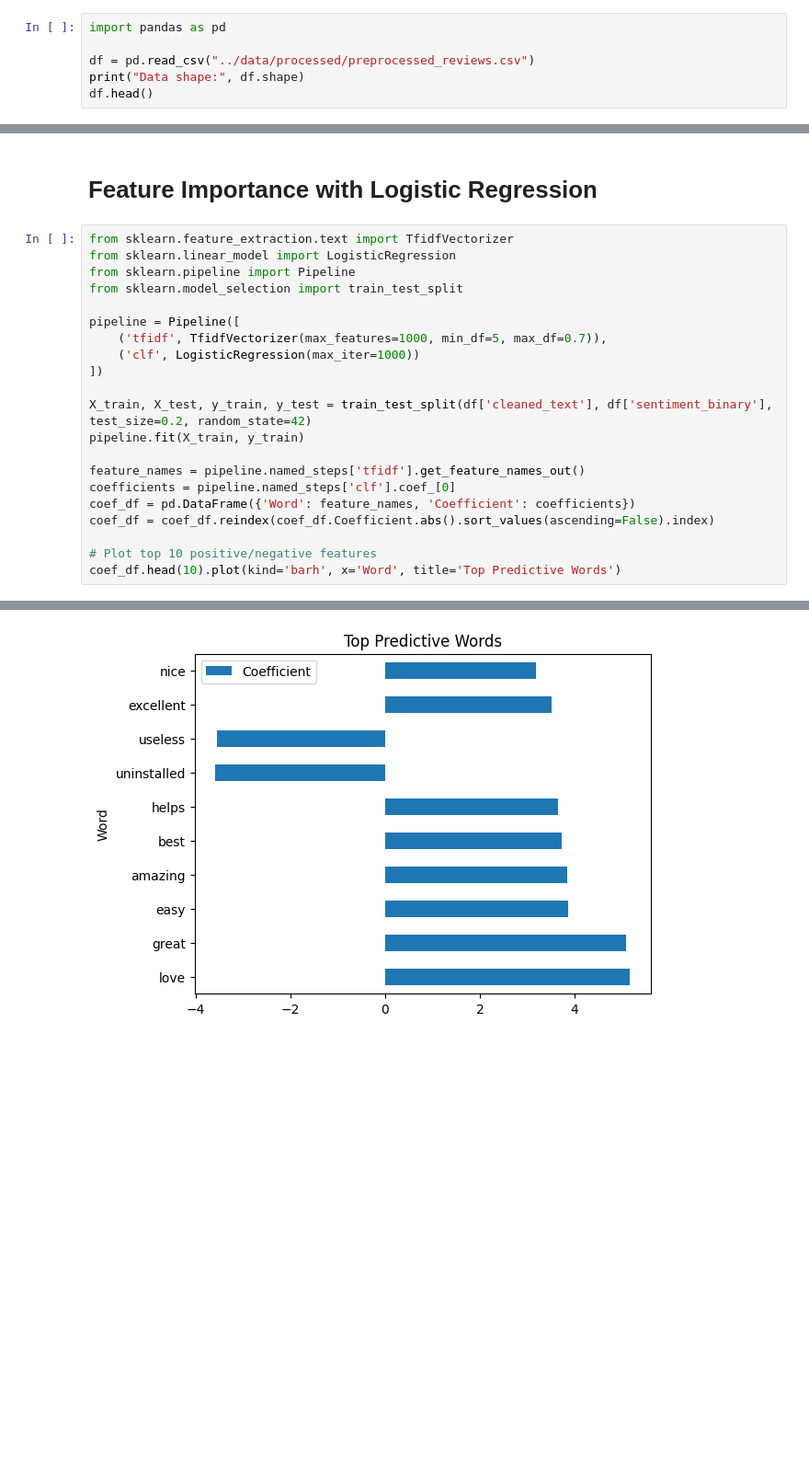
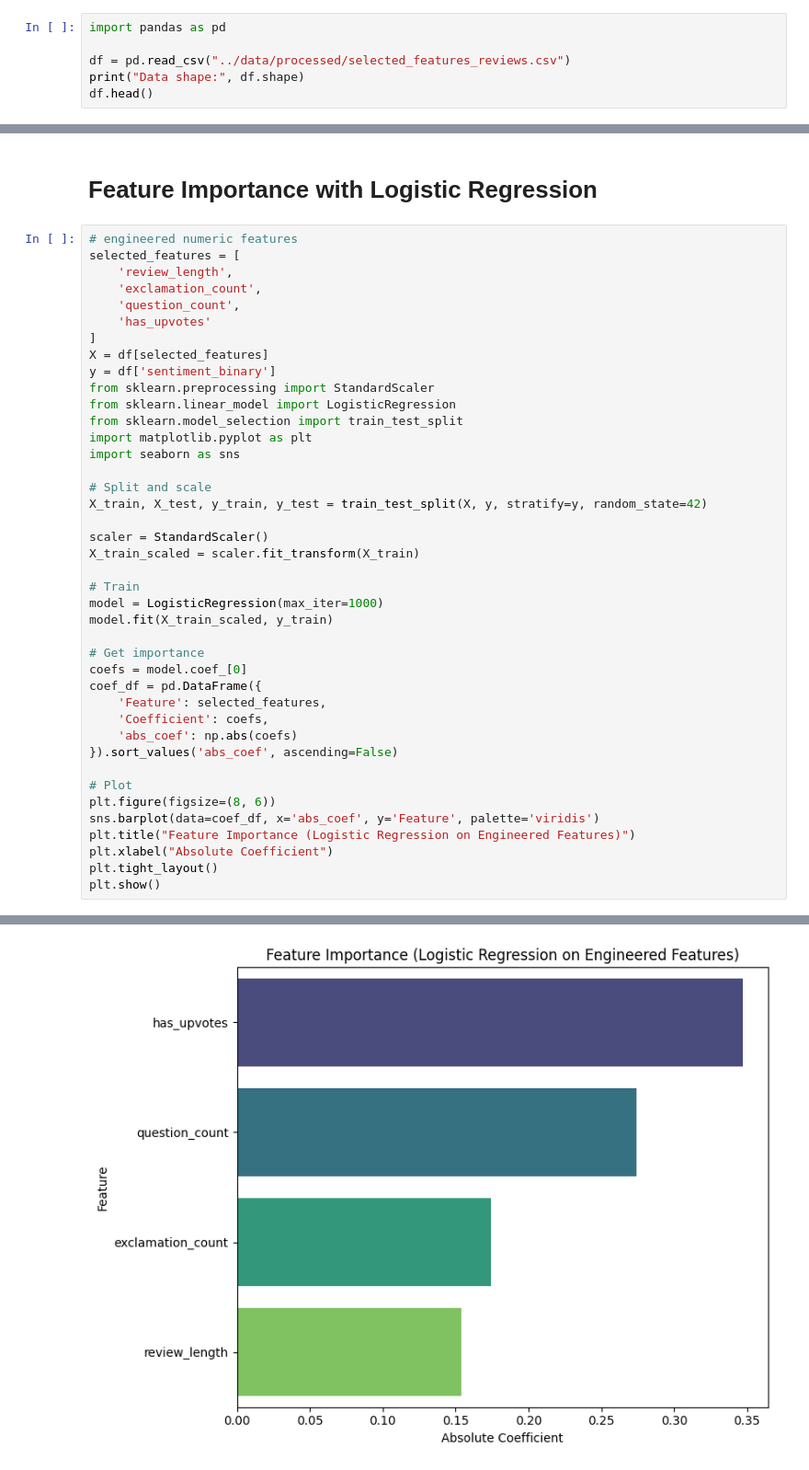
Before and after one commit to Nissi-d/sentiment-analysis, a Jupyter notebook: notebooks/EDA.ipynb, the cells around one changed output, grey strips where cells are left out. Shown at 92% size. Saved outputs shown, nothing was run; the diff lists cells and outputs as text; blank space fills up the shorter version.

Commit message:
feat: updated feature engineering in preprocessing script and feature selection in EDA notebook

```diff
--- a/notebooks/EDA.ipynb
+++ b/notebooks/EDA.ipynb
@@ -3,7 +3,7 @@
 # %%
 import pandas as pd
 
-df = pd.read_csv("../data/processed/preprocessed_reviews.csv")
+df = pd.read_csv("../data/processed/selected_features_reviews.csv")
 print("Data shape:", df.shape)
 df.head()
 # %% [output]
@@ -164,24 +190,44 @@ Top trigrams: [('really like app', np.int64(41)), ('app easy use', np.int64(33))
 # %% [markdown]
 # Feature Importance with Logistic Regression
 # %%
-from sklearn.feature_extraction.text import TfidfVectorizer
+# engineered numeric features
+selected_features = [
+    'review_length',
+    'exclamation_count',
+    'question_count',
+    'has_upvotes'
+]
+X = df[selected_features]
+y = df['sentiment_binary']
+from sklearn.preprocessing import StandardScaler
 from sklearn.linear_model import LogisticRegression
-from sklearn.pipeline import Pipeline
 from sklearn.model_selection import train_test_split
+import matplotlib.pyplot as plt
+import seaborn as sns
 
-pipeline = Pipeline([
-    ('tfidf', TfidfVectorizer(max_features=1000, min_df=5, max_df=0.7)),
-    ('clf', LogisticRegression(max_iter=1000))
-])
+# Split and scale
+X_train, X_test, y_train, y_test = train_test_split(X, y, stratify=y, random_state=42)
 
-X_train, X_test, y_train, y_test = train_test_split(df['cleaned_text'], df['sentiment_binary'], test_size=0.2, random_state=42)
-pipeline.fit(X_train, y_train)
+scaler = StandardScaler()
+X_train_scaled = scaler.fit_transform(X_train)
 
-feature_names = pipeline.named_steps['tfidf'].get_feature_names_out()
-coefficients = pipeline.named_steps['clf'].coef_[0]
-coef_df = pd.DataFrame({'Word': feature_names, 'Coefficient': coefficients})
-coef_df = coef_df.reindex(coef_df.Coefficient.abs().sort_values(ascending=False).index)
+# Train
+model = LogisticRegression(max_iter=1000)
+model.fit(X_train_scaled, y_train)
 
-# Plot top 10 positive/negative features
-coef_df.head(10).plot(kind='barh', x='Word', title='Top Predictive Words')
+# Get importance
+coefs = model.coef_[0]
+coef_df = pd.DataFrame({
+    'Feature': selected_features,
+    'Coefficient': coefs,
+    'abs_coef': np.abs(coefs)
+}).sort_values('abs_coef', ascending=False)
+
+# Plot
+plt.figure(figsize=(8, 6))
+sns.barplot(data=coef_df, x='abs_coef', y='Feature', palette='viridis')
+plt.title("Feature Importance (Logistic Regression on Engineered Features)")
+plt.xlabel("Absolute Coefficient")
+plt.tight_layout()
+plt.show()
 # %% [output]
@@ -189 +237 @@ coef_df.head(10).plot(kind='barh', x='Word', title='Top Predictive Words')
-[figure, old version]
+[figure, new version]
```
Also changed, not shown: parts of 8 cells of this notebook, 2 other files.
